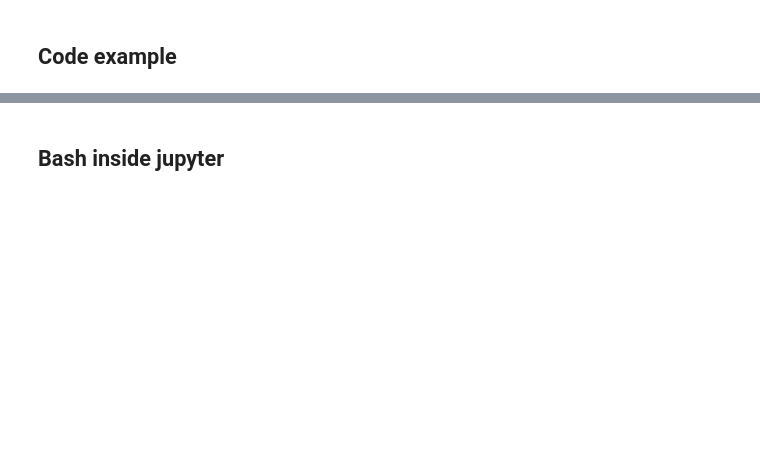
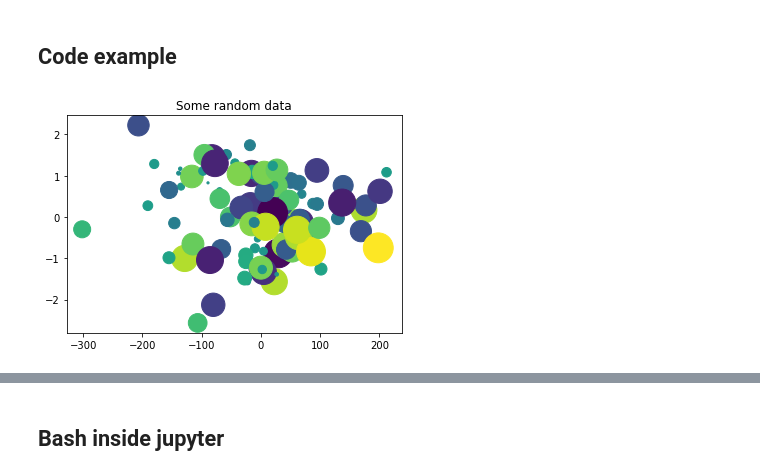
Before and after one commit to alansbrownj/Bootcamp_2022, a Jupyter notebook: simple_example.ipynb, the cells around one changed output, grey strips where cells are left out. Cells and saved outputs as stored; diff of their text form; code cells hidden in the pictures; blank space fills up the shorter version.

```diff
--- a/simple_example.ipynb
+++ b/simple_example.ipynb
@@ -7,15 +9,17 @@ print("testing!") # code cell
 # %%
 # example from https://jupyter.org/try-jupyter/lab/
 from matplotlib import pyplot as plt
 import numpy as np
 
 # Generate 100 random data points along 3 dimensions
 x, y, scale = np.random.randn(3, 100)
-x = x*2
+x = x*100
 
 fig, ax = plt.subplots()
 
 # Map each onto a scatterplot we'll create with Matplotlib
 ax.scatter(x=x, y=y, c=scale, s=np.abs(scale)*500)
 ax.set(title="Some random data")
 plt.show()
+# %% [output]
+[figure, added]
```
Also changed, not shown: parts of 17 cells of this notebook, 2 other files.
